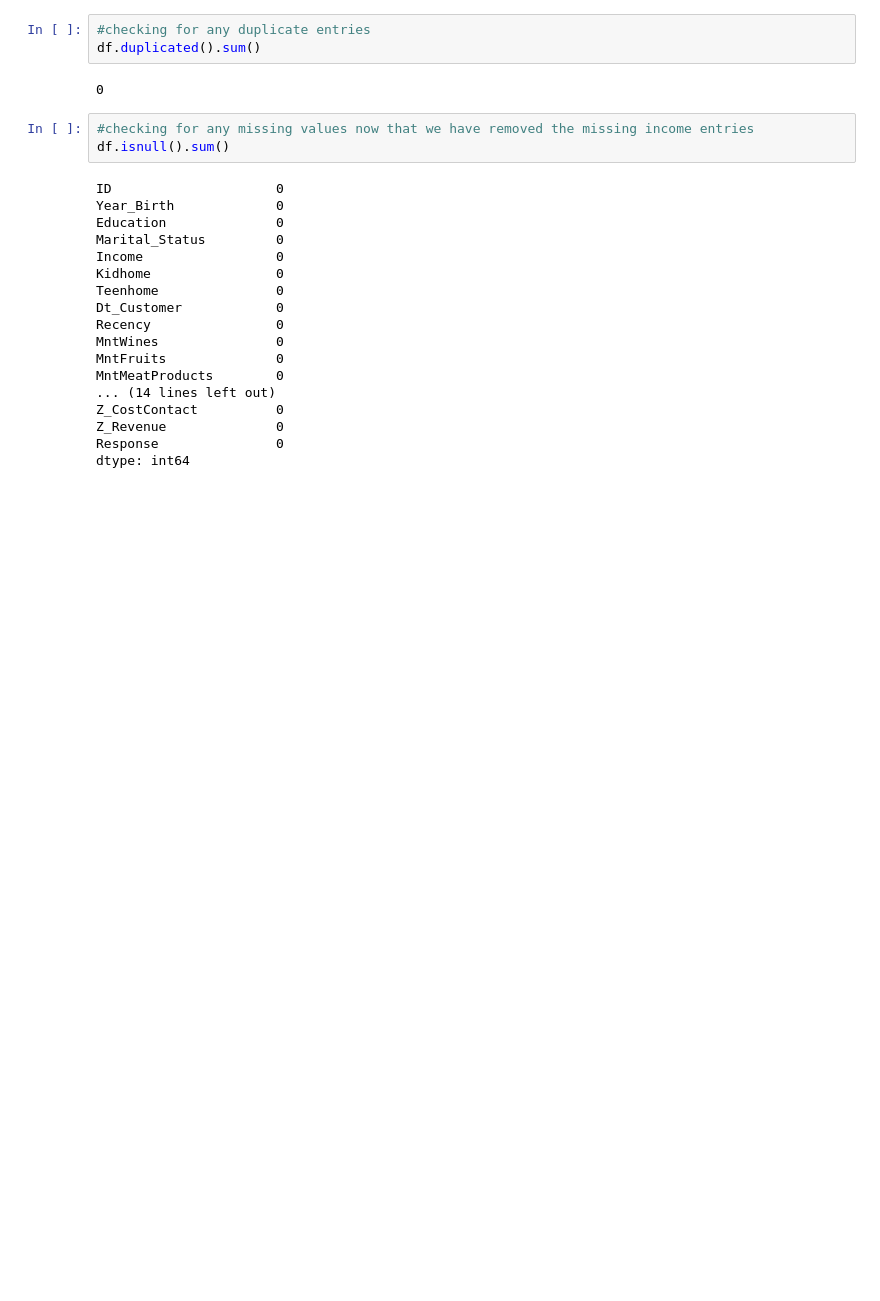
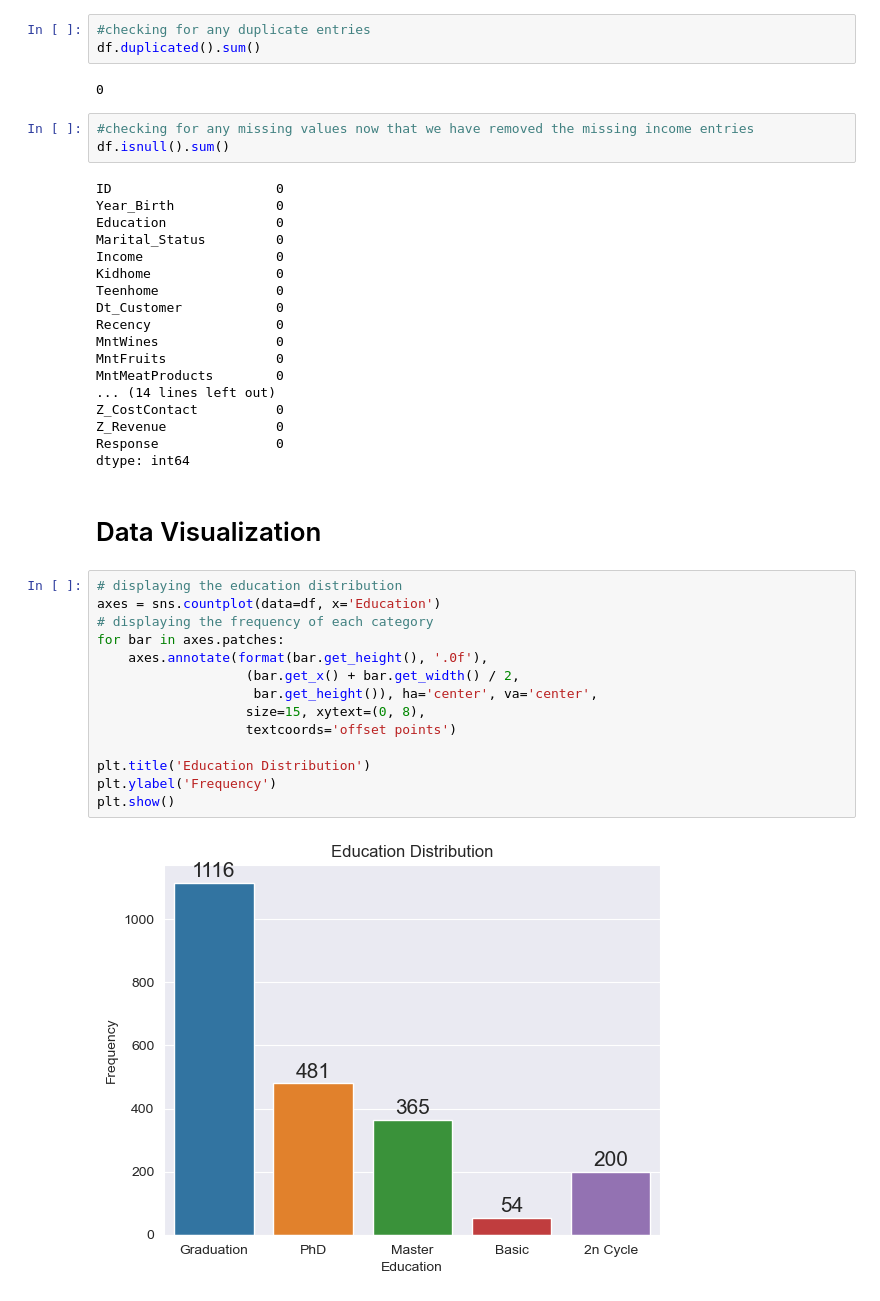
Before and after one commit to emmanuelaraba/customer-classification, a Jupyter notebook: customer-classification.ipynb, the cells around one changed output. Cells and saved outputs as stored; diff of their text form; blank space fills up the shorter version.

Commit message:
data visualisation and feature engineering/scaling

```diff
--- a/customer-classification.ipynb
+++ b/customer-classification.ipynb
@@ -113,3 +115,21 @@ Z_CostContact          0
 Z_Revenue              0
 Response               0
 dtype: int64
+# %% [markdown]
+# Data Visualization
+# %%
+# displaying the education distribution
+axes = sns.countplot(data=df, x='Education')
+# displaying the frequency of each category
+for bar in axes.patches:
+    axes.annotate(format(bar.get_height(), '.0f'),
+                   (bar.get_x() + bar.get_width() / 2,
+                    bar.get_height()), ha='center', va='center',
+                   size=15, xytext=(0, 8),
+                   textcoords='offset points')
+
+plt.title('Education Distribution')
+plt.ylabel('Frequency')
+plt.show()
+# %% [output]
+[figure, added]
```
Also changed, not shown: parts of 19 cells of this notebook.
